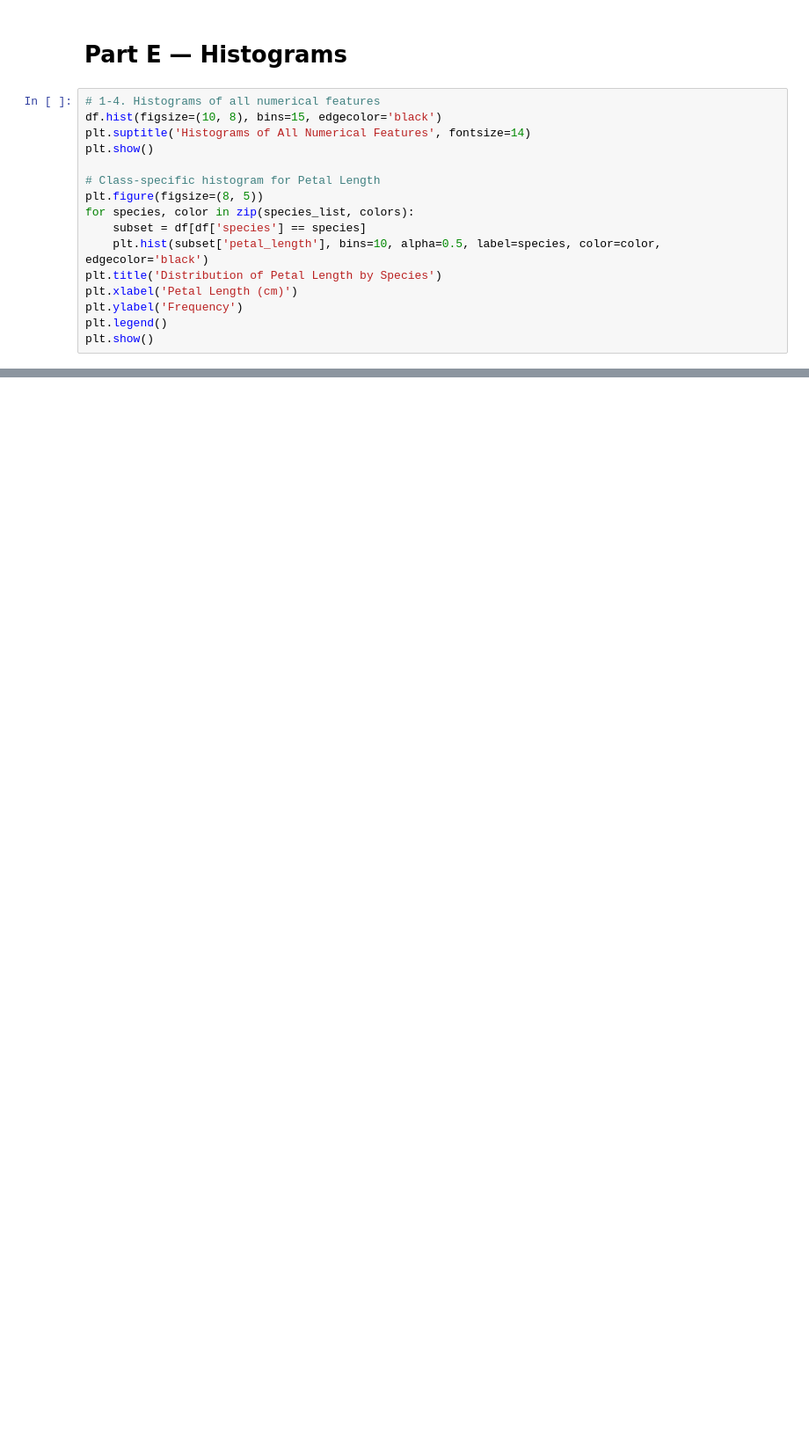
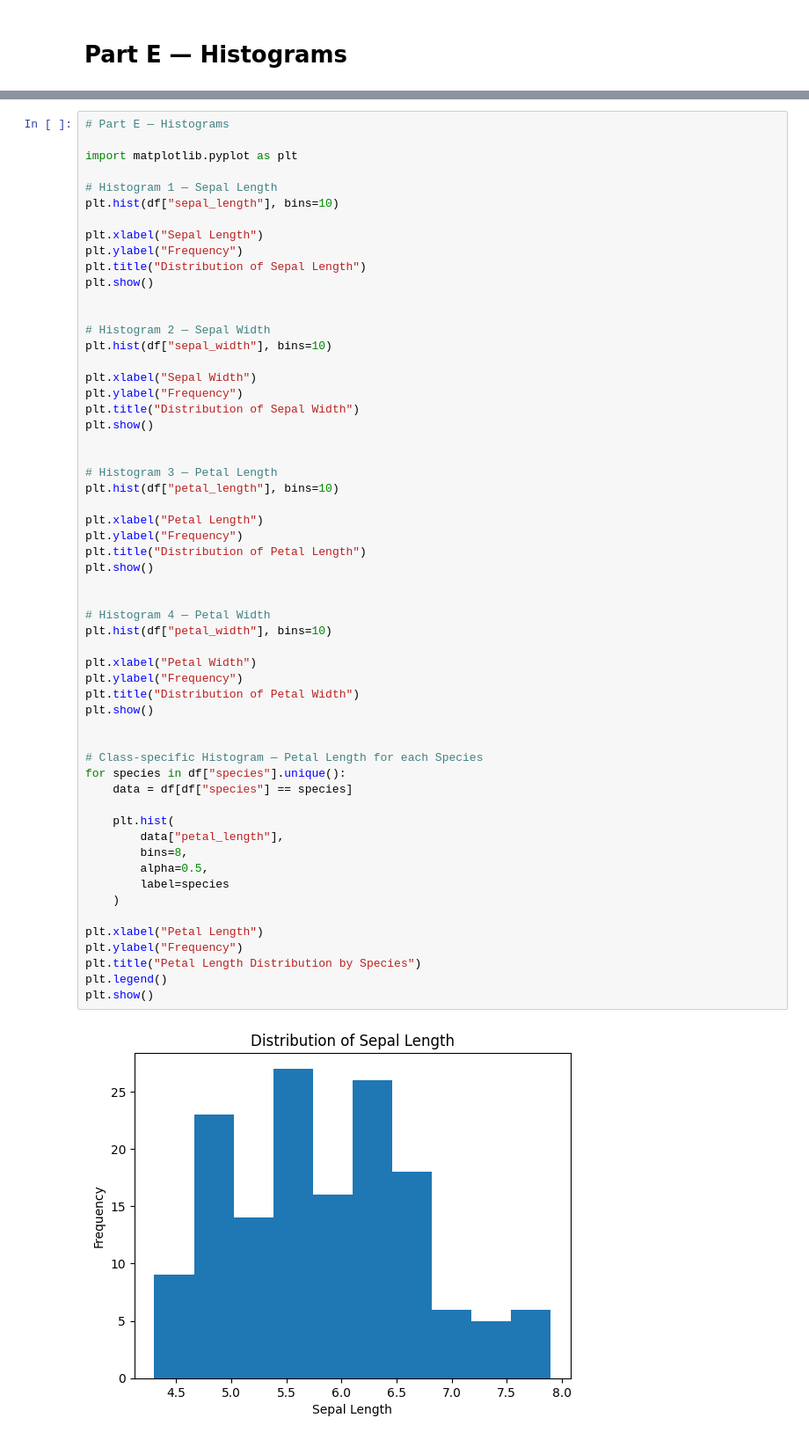
Before and after one commit to SreetamaGuha/AIML-assignments, a Jupyter notebook: irish-dataset-plot.ipynb, the cells around one changed output, grey strips where cells are left out. Shown at 88% size. Drawn from its saved outputs; the diff is of its cells as text; blank space fills up the shorter version.

```diff
--- a/irish-dataset-plot.ipynb
+++ b/irish-dataset-plot.ipynb
@@ -128,18 +264,2 @@ plt.show()
 # %% [markdown]
 # Part E — Histograms
-# %%
-# 1-4. Histograms of all numerical features
-df.hist(figsize=(10, 8), bins=15, edgecolor='black')
-plt.suptitle('Histograms of All Numerical Features', fontsize=14)
-plt.show()
-
-# Class-specific histogram for Petal Length
-plt.figure(figsize=(8, 5))
-for species, color in zip(species_list, colors):
-    subset = df[df['species'] == species]
-    plt.hist(subset['petal_length'], bins=10, alpha=0.5, label=species, color=color, edgecolor='black')
-plt.title('Distribution of Petal Length by Species')
-plt.xlabel('Petal Length (cm)')
-plt.ylabel('Frequency')
-plt.legend()
-plt.show()
@@ -148,0 +266,59 @@ plt.show()
+# %%
+# Part E — Histograms
+
+import matplotlib.pyplot as plt
+
+# Histogram 1 — Sepal Length
+plt.hist(df["sepal_length"], bins=10)
+
+plt.xlabel("Sepal Length")
+plt.ylabel("Frequency")
+plt.title("Distribution of Sepal Length")
+plt.show()
+
+
+# Histogram 2 — Sepal Width
+plt.hist(df["sepal_width"], bins=10)
+
+plt.xlabel("Sepal Width")
+plt.ylabel("Frequency")
+plt.title("Distribution of Sepal Width")
+plt.show()
+
+
+# Histogram 3 — Petal Length
+plt.hist(df["petal_length"], bins=10)
+
+plt.xlabel("Petal Length")
+plt.ylabel("Frequency")
+plt.title("Distribution of Petal Length")
+plt.show()
+
+
+# Histogram 4 — Petal Width
+plt.hist(df["petal_width"], bins=10)
+
+plt.xlabel("Petal Width")
+plt.ylabel("Frequency")
+plt.title("Distribution of Petal Width")
+plt.show()
+
+
+# Class-specific Histogram — Petal Length for each Species
+for species in df["species"].unique():
+    data = df[df["species"] == species]
+
+    plt.hist(
+        data["petal_length"],
+        bins=8,
+        alpha=0.5,
+        label=species
+    )
+
+plt.xlabel("Petal Length")
+plt.ylabel("Frequency")
+plt.title("Petal Length Distribution by Species")
+plt.legend()
+plt.show()
+# %% [output]
+[figure, added]
```
Also changed, not shown: parts of 16 cells of this notebook.
